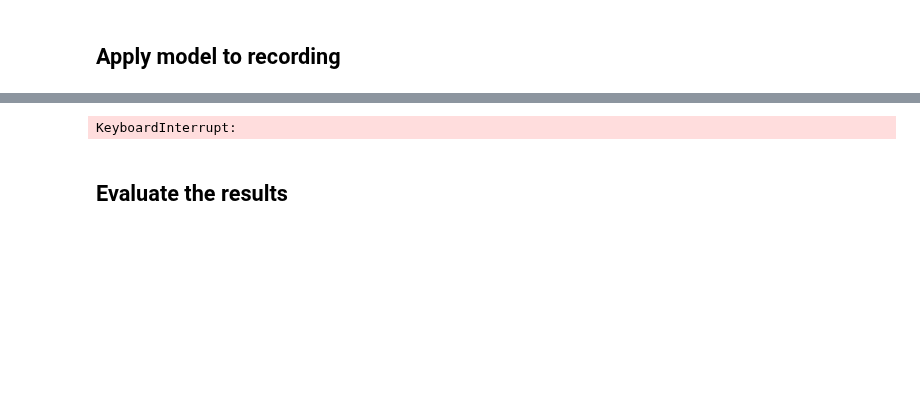
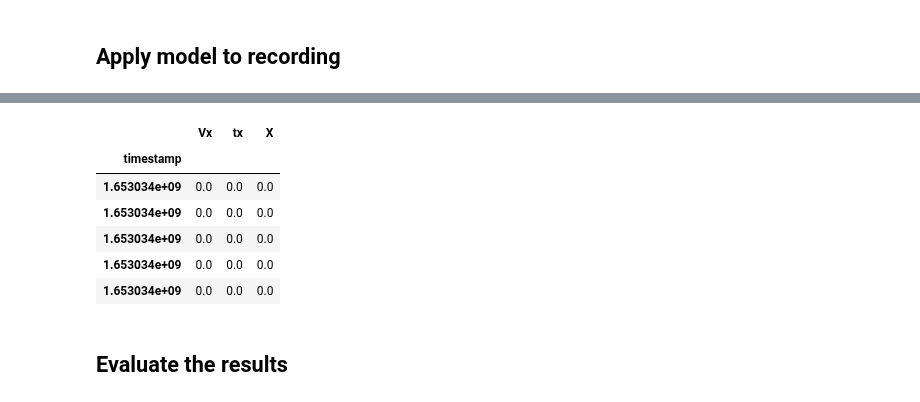
Before and after one commit to AcousticOdometry/AO, a Jupyter notebook: notebooks/odometry.ipynb, the cells around one changed output, grey strips where cells are left out. Saved outputs shown, nothing was run; the diff lists cells and outputs as text; code cells hidden in the pictures; blank space fills up the shorter version.

```diff
--- a/notebooks/odometry.ipynb
+++ b/notebooks/odometry.ipynb
@@ -217,12 +218,14 @@ model = ao.AO(
     num_frames=120,
     )
 # %%
-def generate_odometry(wav_file: Path, model: ao.AO) -> pd.DataFrame:
+def generate_odometry(wav_file: Path, model: ao.AO, pbar: Optional[tqdm] = None) -> pd.DataFrame:
     """Generates odometry from a wav file using the provided model
 
     Args:
         wav_file (Path): Audio recording in wav format
         model (ao.AO): Acoustic Odometry model
+        pbar (Optional[tqdm]): Progress bar to display. If False, no progress
+            bar is displayed.
 
     Returns:
         pd.DataFrame: Odometry data with columns 'Vx', 'tx' and 'X'
@@ -236,8 +239,17 @@ def generate_odometry(wav_file: Path, model: ao.AO) -> pd.DataFrame:
         )
     timestamps = np.linspace(start, start + len(frames) * step, len(frames))
     Vx = np.zeros(len(frames))
-    for i, frame in tqdm(enumerate(frames), total=len(frames), unit='frames'):
-        Vx[i] = model(frame)
+    if pbar is False:
+        for i, frame in pbar(enumerate(frames)):
+            Vx[i] = model(frame)
+    else:
+        if pbar is None:
+            pbar = tqdm(unit='frames')
+        pbar.set_description(f"{wav_file.parent.name}/{wav_file.stem}")
+        pbar.reset(total=len(frames))
+        for i, frame in enumerate(frames):
+            Vx[i] = model(frame)
+            pbar.update()
     # Compute X translations and cumulative X position
     Vx = pd.Series(Vx, index=timestamps) / 100  # [cm/s] -> [m/s]
     odom = pd.concat([Vx, Vx.index.to_series().diff() * Vx], axis=1)
@@ -245,27 +257,34 @@ def generate_odometry(wav_file: Path, model: ao.AO) -> pd.DataFrame:
     odom.iloc[0, :] = 0
     odom['X'] = odom['tx'].cumsum()
     return odom
-# %% [output]
-KeyboardInterrupt:
 # %%
 def get_odometry(
         wav_file: Path,
         model: ao.AO,
         force_generation: bool = False
     ) -> pd.DataFrame:
-    odometry_path = wav_file.parent / str(model) / wav_file.name.with_suffix(
+    odometry_path = wav_file.parent / str(model) / wav_file.with_suffix(
         '.odometry.csv'
-        )
+        ).name
     if not force_generation and odometry_path.exists():
         odom = pd.read_csv(odometry_path, index_col='timestamp')
     else:
+        odometry_path.parent.mkdir(exist_ok=True)
         odom = generate_odometry(wav_file, model)
         odom.to_csv(odometry_path, index_label='timestamp')
     return odom
 
 
 odom = get_odometry(wav_file=recording / f'microphone0.wav', model=model)
 odom.head()
+# %% [output]
+|  | Vx | tx | X |
+| timestamp |  |  |  |
+| 1.653034e+09 | 0.0 | 0.0 | 0.0 |
+| 1.653034e+09 | 0.0 | 0.0 | 0.0 |
+| 1.653034e+09 | 0.0 | 0.0 | 0.0 |
+| 1.653034e+09 | 0.0 | 0.0 | 0.0 |
+| 1.653034e+09 | 0.0 | 0.0 | 0.0 |
 # %% [markdown]
 ## Evaluate the results
 # %%
```
Also changed, not shown: parts of 6 cells of this notebook.
